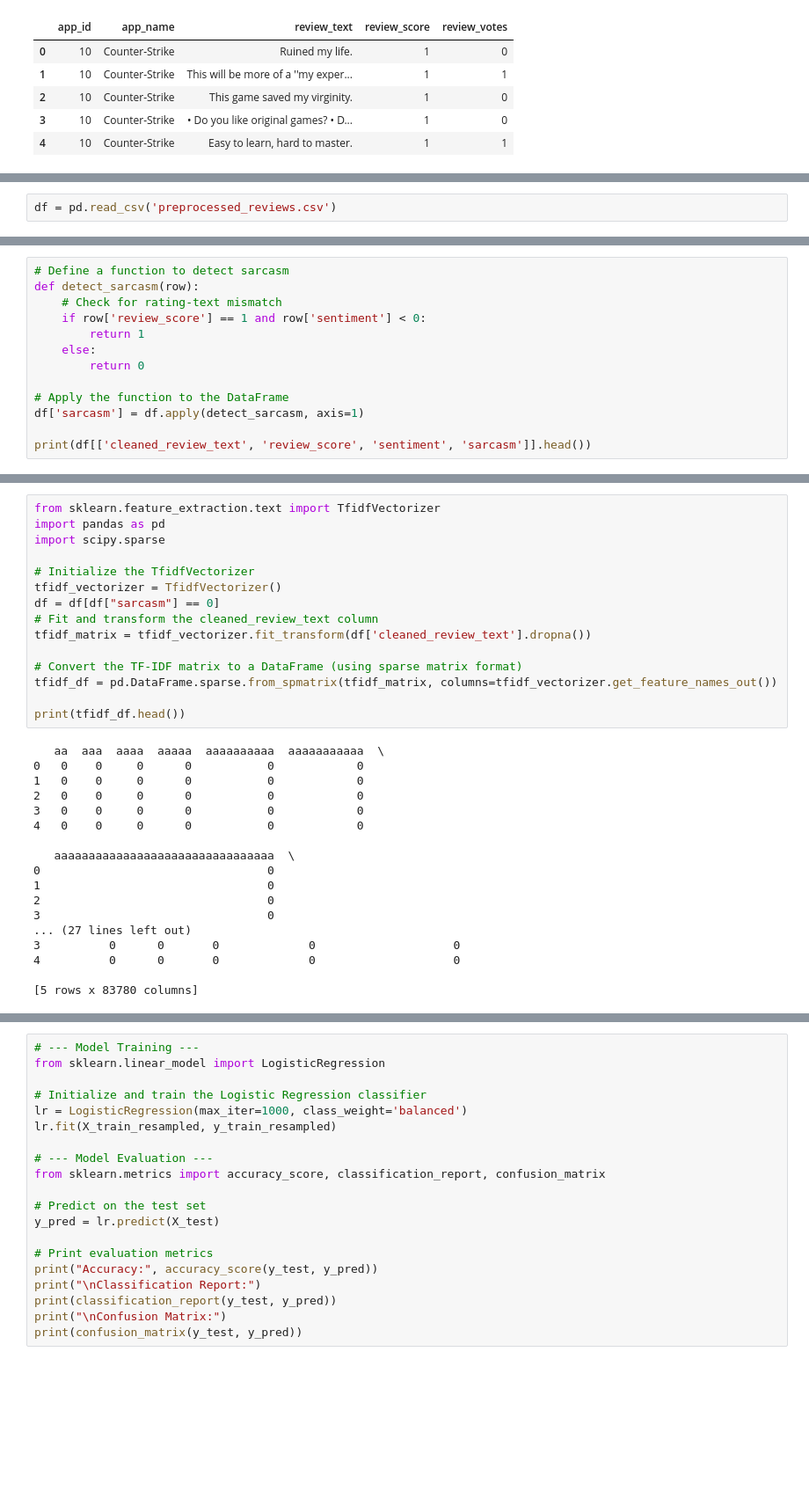
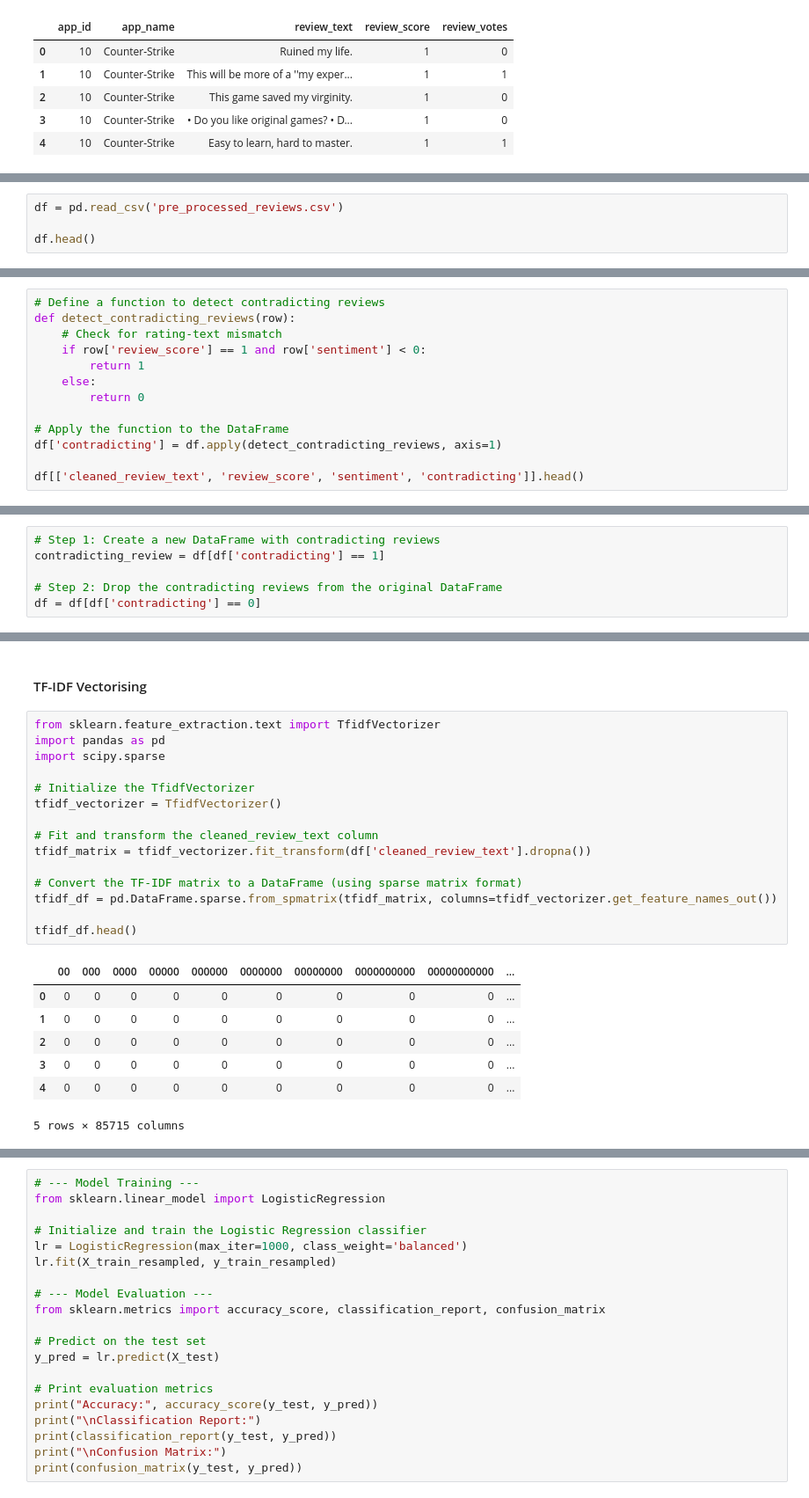
Before and after one commit to tshaun/steam_text_mining, a Jupyter notebook: personal_prj_steam.ipynb, the cells around one changed output, grey strips where cells are left out. Shown at 88% size. Saved outputs shown, nothing was run; the diff lists cells and outputs as text; blank space fills up the shorter version.

```diff
--- a/personal_prj_steam.ipynb
+++ b/personal_prj_steam.ipynb
@@ -137,2 +206,4 @@ print(df[['review_text', 'cleaned_review_text']].head()) """
 # %%
-df = pd.read_csv('preprocessed_reviews.csv')
+df = pd.read_csv('pre_processed_reviews.csv')
+
+df.head()
@@ -150,6 +260,6 @@ print(df[['app_name', 'review_text', 'sentiment']].head())
 # %%
-# Define a function to detect sarcasm
-def detect_sarcasm(row):
+# Define a function to detect contradicting reviews
+def detect_contradicting_reviews(row):
     # Check for rating-text mismatch
     if row['review_score'] == 1 and row['sentiment'] < 0:
         return 1
@@ -157,7 +267,7 @@ def detect_sarcasm(row):
         return 0
 
 # Apply the function to the DataFrame
-df['sarcasm'] = df.apply(detect_sarcasm, axis=1)
+df['contradicting'] = df.apply(detect_contradicting_reviews, axis=1)
 
-print(df[['cleaned_review_text', 'review_score', 'sentiment', 'sarcasm']].head())
+df[['cleaned_review_text', 'review_score', 'sentiment', 'contradicting']].head()
 # %% [output]
@@ -176,0 +280,6 @@ print(df[['cleaned_review_text', 'review_score', 'sentiment', 'sarcasm']].head()
+# %%
+# Step 1: Create a new DataFrame with contradicting reviews
+contradicting_review = df[df['contradicting'] == 1]
+
+# Step 2: Drop the contradicting reviews from the original DataFrame
+df = df[df['contradicting'] == 0]
@@ -205,36 +327,28 @@ Name: count, dtype: int64
+# %% [markdown]
+#### TF-IDF Vectorising
 # %%
 from sklearn.feature_extraction.text import TfidfVectorizer
 import pandas as pd
 import scipy.sparse
 
 # Initialize the TfidfVectorizer
 tfidf_vectorizer = TfidfVectorizer()
-df = df[df["sarcasm"] == 0]
+
 # Fit and transform the cleaned_review_text column
 tfidf_matrix = tfidf_vectorizer.fit_transform(df['cleaned_review_text'].dropna())
 
 # Convert the TF-IDF matrix to a DataFrame (using sparse matrix format)
 tfidf_df = pd.DataFrame.sparse.from_spmatrix(tfidf_matrix, columns=tfidf_vectorizer.get_feature_names_out())
 
-print(tfidf_df.head())
+tfidf_df.head()
 # %% [output]
+|  | 00 | 000 | 0000 | 00000 | 000000 | 0000000 | 00000000 | 0000000000 | 00000000000 | ... |
+| 0 | 0 | 0 | 0 | 0 | 0 | 0 | 0 | 0 | 0 | ... |
+| 1 | 0 | 0 | 0 | 0 | 0 | 0 | 0 | 0 | 0 | ... |
+| 2 | 0 | 0 | 0 | 0 | 0 | 0 | 0 | 0 | 0 | ... |
+| 3 | 0 | 0 | 0 | 0 | 0 | 0 | 0 | 0 | 0 | ... |
+| 4 | 0 | 0 | 0 | 0 | 0 | 0 | 0 | 0 | 0 | ... |
-   aa  aaa  aaaa  aaaaa  aaaaaaaaaa  aaaaaaaaaaa  \
-0   0    0     0      0           0            0
-1   0    0     0      0           0            0
-2   0    0     0      0           0            0
-3   0    0     0      0           0            0
-4   0    0     0      0           0            0
-
-   aaaaaaaaaaaaaaaaaaaaaaaaaaaaaaaa  \
-0                                 0
-1                                 0
-2                                 0
-3                                 0
-... (27 lines left out)
-3          0      0       0             0                    0
-4          0      0       0             0                    0
-
-[5 rows x 83780 columns]
+5 rows × 85715 columns
 # %%
 nonzero_count = tfidf_matrix.nnz
 total_elements = tfidf_matrix.shape[0] * tfidf_matrix.shape[1]
```
Also changed, not shown: parts of 36 cells of this notebook.
